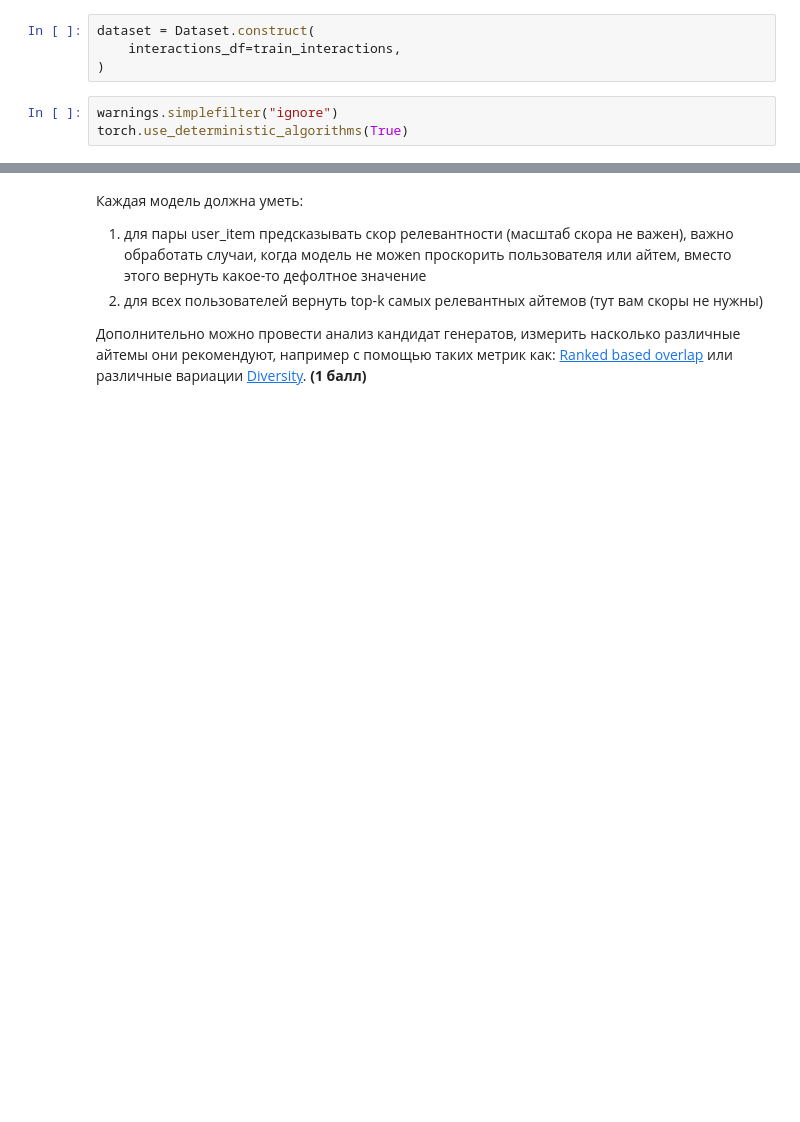
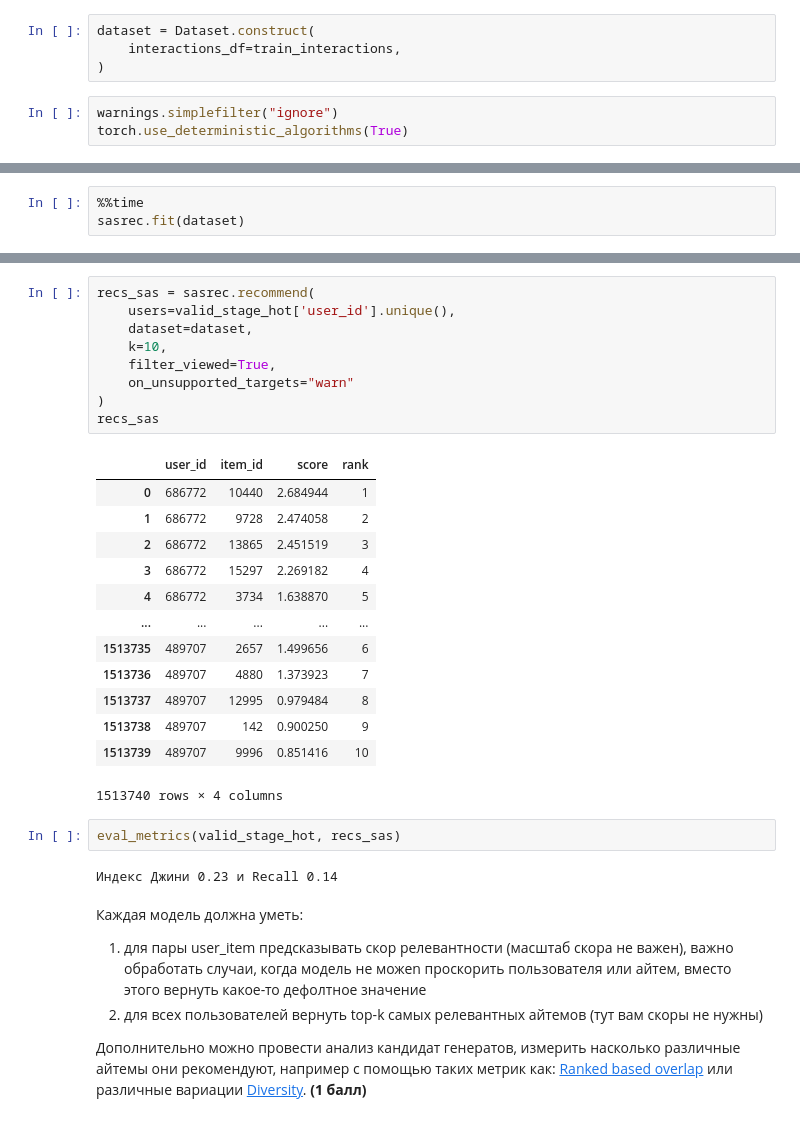
Before and after one commit to xanderkov/HSE-RecSys, a Jupyter notebook: hw-03/HSE RecSys HW3.ipynb, the cells around one changed output, grey strips where cells are left out. Saved outputs shown, nothing was run; the diff lists cells and outputs as text; blank space fills up the shorter version.

```diff
--- a/hw-03/HSE RecSys HW3.ipynb
+++ b/hw-03/HSE RecSys HW3.ipynb
@@ -484,0 +403,3 @@ my_neural_network = RecommendationNeuralNetwork(train_stage_1)
+# %%
+%%time
+sasrec.fit(dataset)
@@ -485,3 +411,30 @@ my_neural_network = RecommendationNeuralNetwork(train_stage_1)
+# %%
+recs_sas = sasrec.recommend(
+    users=valid_stage_hot['user_id'].unique(),
+    dataset=dataset,
+    k=10,
+    filter_viewed=True,
+    on_unsupported_targets="warn"
+)
+recs_sas
+# %% [output]
+|  | user_id | item_id | score | rank |
+| 0 | 686772 | 10440 | 2.684944 | 1 |
+| 1 | 686772 | 9728 | 2.474058 | 2 |
+| 2 | 686772 | 13865 | 2.451519 | 3 |
+| 3 | 686772 | 15297 | 2.269182 | 4 |
+| 4 | 686772 | 3734 | 1.638870 | 5 |
+| ... | ... | ... | ... | ... |
+| 1513735 | 489707 | 2657 | 1.499656 | 6 |
+| 1513736 | 489707 | 4880 | 1.373923 | 7 |
+| 1513737 | 489707 | 12995 | 0.979484 | 8 |
+| 1513738 | 489707 | 142 | 0.900250 | 9 |
+| 1513739 | 489707 | 9996 | 0.851416 | 10 |
+1513740 rows × 4 columns
+# %%
+eval_metrics(valid_stage_hot, recs_sas)
+# %% [output]
+Индекс Джини 0.23 и Recall 0.14
 # %% [markdown]
 Каждая модель должна уметь:
 1) для пары user_item предсказывать скор релевантности (масштаб скора не важен), важно обработать случаи, когда модель не можеn проскорить пользователя или айтем, вместо этого вернуть какое-то дефолтное значение
```
Also changed, not shown: parts of 22 cells of this notebook.
